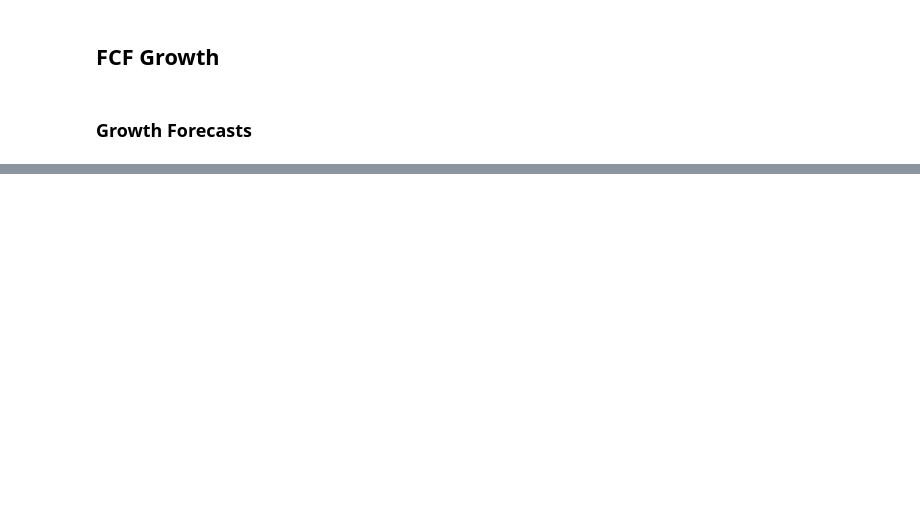
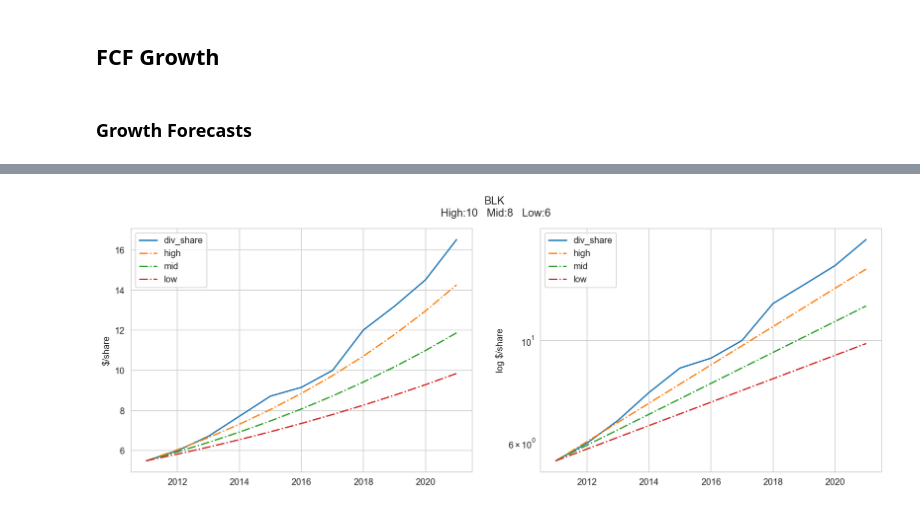
Before and after one commit to nomalet/investing, a Jupyter notebook: notebooks/2 Forecasts for Dividends.ipynb, the cells around one changed output, grey strips where cells are left out. Saved outputs shown, nothing was run; the diff lists cells and outputs as text; code cells hidden in the pictures; blank space fills up the shorter version.

```diff
--- a/notebooks/2 Forecasts for Dividends.ipynb
+++ b/notebooks/2 Forecasts for Dividends.ipynb
@@ -187,0 +117,4 @@ for key, value in company_data.items():
+# %%
+sensitivity_plot(company_data, "BLK", 10, 8, 6, "div", start_at=2011)
+# %% [output]
+[figure, added]
```
Also changed, not shown: parts of 53 cells of this notebook, 11 other files.
